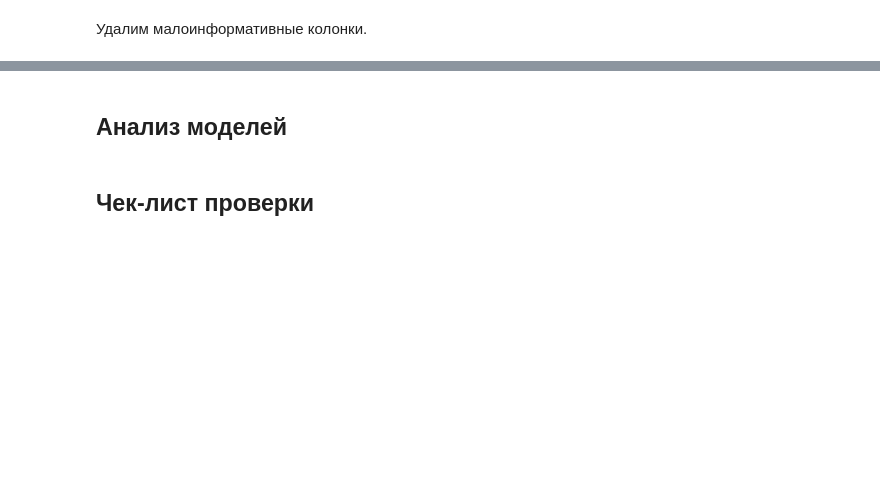
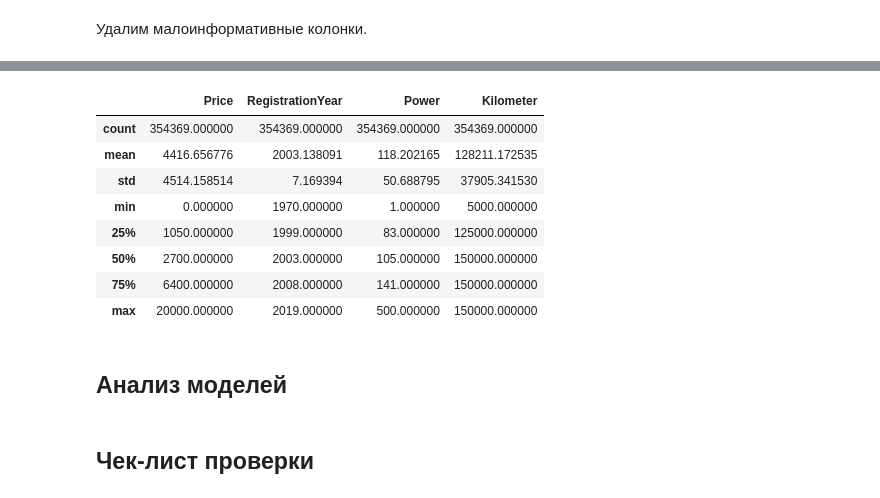
Before and after one commit to i-a-elkin/car_price_prediction, a Jupyter notebook: notebook.ipynb, the cells around one changed output, grey strips where cells are left out. Cells and saved outputs as stored; diff of their text form; code cells hidden in the pictures; blank space fills up the shorter version.

```diff
--- a/notebook.ipynb
+++ b/notebook.ipynb
@@ -46,5 +90,5 @@ df.isna().sum()
 # %% [markdown]
 Удалим малоинформативные колонки.
 # %%
-col_to_drop = ['DateCrawled', 'DateCreated', 'PostalCode', 'LastSeen']
-df = df.drop(columns=col_to_drop)
+cols_to_drop = ['DateCrawled', 'DateCreated', 'RegistrationMonth', 'PostalCode', 'LastSeen']
+df = df.drop(columns=cols_to_drop)
@@ -53,2 +94,0 @@ df = df.drop(columns=col_to_drop)
-# %%
-df['NumberOfPictures'] = df['NumberOfPictures'].astype('bool').astype('int')
@@ -54,0 +103,2 @@ df['NumberOfPictures'] = df['NumberOfPictures'].astype('bool').astype('int')
+# %%
+df = df.drop('NumberOfPictures', axis=1)
@@ -58,0 +139,4 @@ df['NumberOfPictures'] = df['NumberOfPictures'].astype('bool').astype('int')
+# %%
+df = df.fillna('unknown')
+print('Количество пропущенных значений:')
+df.isna().sum()
@@ -59,3 +170,21 @@ df['NumberOfPictures'] = df['NumberOfPictures'].astype('bool').astype('int')
+# %%
+df['RegistrationYear'] = df['RegistrationYear'].apply(lambda x: x // 365 + 1970 if (x > 2022 or x < 1970) else x)
+
+df['Power'] = df['Power'].apply(lambda x: x // 736 if x > 500 else x)
+power_median = df['Power'].median()
+df['Power'] = df['Power'].apply(lambda x: power_median if x == 0 else x)
+
+df.describe()
+# %% [output]
+|  | Price | RegistrationYear | Power | Kilometer |
+| count | 354369.000000 | 354369.000000 | 354369.000000 | 354369.000000 |
+| mean | 4416.656776 | 2003.138091 | 118.202165 | 128211.172535 |
+| std | 4514.158514 | 7.169394 | 50.688795 | 37905.341530 |
+| min | 0.000000 | 1970.000000 | 1.000000 | 5000.000000 |
+| 25% | 1050.000000 | 1999.000000 | 83.000000 | 125000.000000 |
+| 50% | 2700.000000 | 2003.000000 | 105.000000 | 150000.000000 |
+| 75% | 6400.000000 | 2008.000000 | 141.000000 | 150000.000000 |
+| max | 20000.000000 | 2019.000000 | 500.000000 | 150000.000000 |
 # %% [markdown]
 ## Анализ моделей
 # %% [markdown]
```
Also changed, not shown: parts of 18 cells of this notebook.
